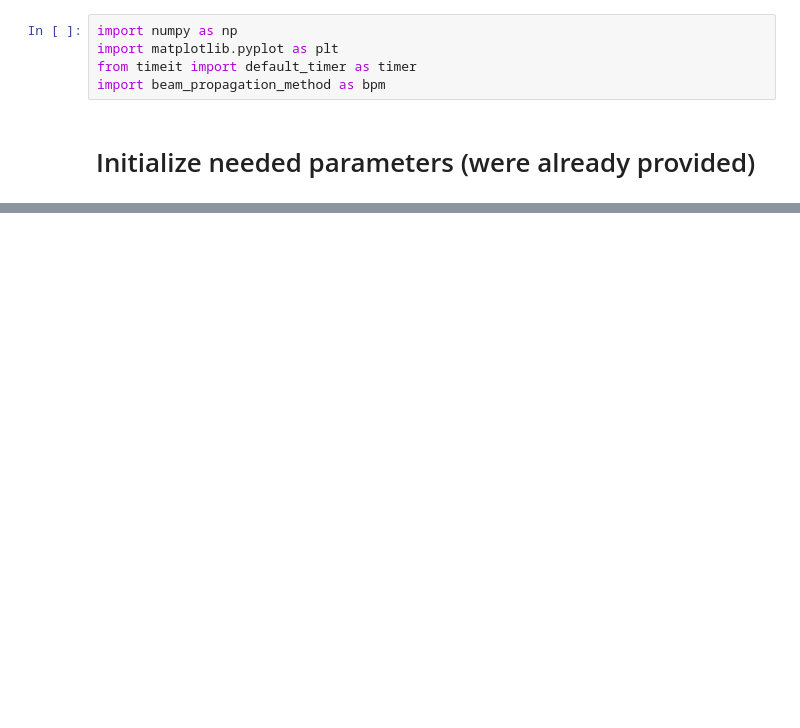
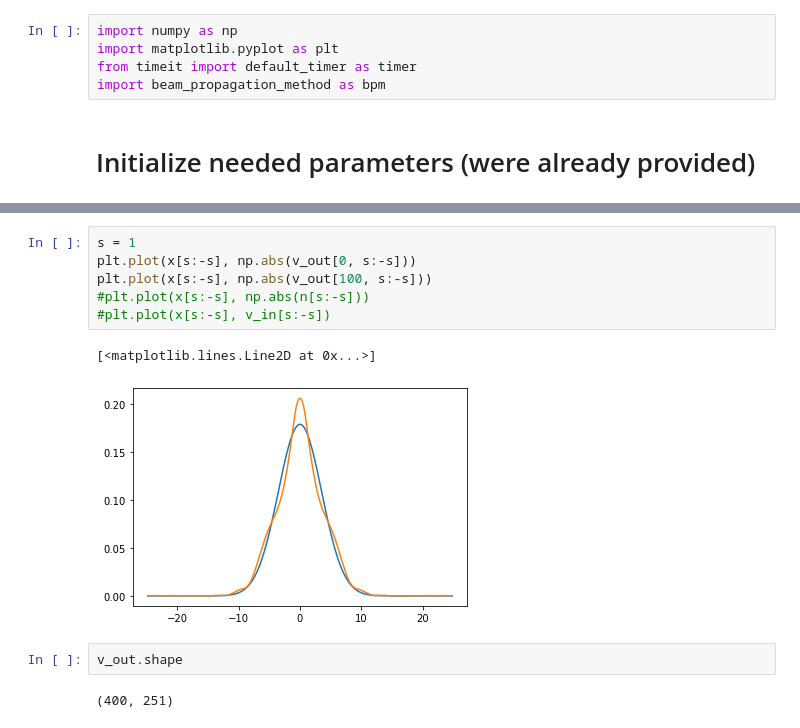
Before and after one commit to roflmaostc/Beam-Propagation-Method, a Jupyter notebook: demonstration.ipynb, the cells around one changed output, grey strips where cells are left out. Drawn from its saved outputs; the diff is of its cells as text; blank space fills up the shorter version.

```diff
--- a/demonstration.ipynb
+++ b/demonstration.ipynb
@@ -52,0 +46,13 @@ plt.imshow(np.transpose(np.abs(v_out)), extent=extent)
+# %%
+s = 1
+plt.plot(x[s:-s], np.abs(v_out[0, s:-s]))
+plt.plot(x[s:-s], np.abs(v_out[100, s:-s]))
+#plt.plot(x[s:-s], np.abs(n[s:-s]))
+#plt.plot(x[s:-s], v_in[s:-s])
+# %% [output]
+[<matplotlib.lines.Line2D at 0x...>]
+[figure, added]
+# %%
+v_out.shape
+# %% [output]
+(400, 251)
```
Also changed, not shown: parts of 4 cells of this notebook.
